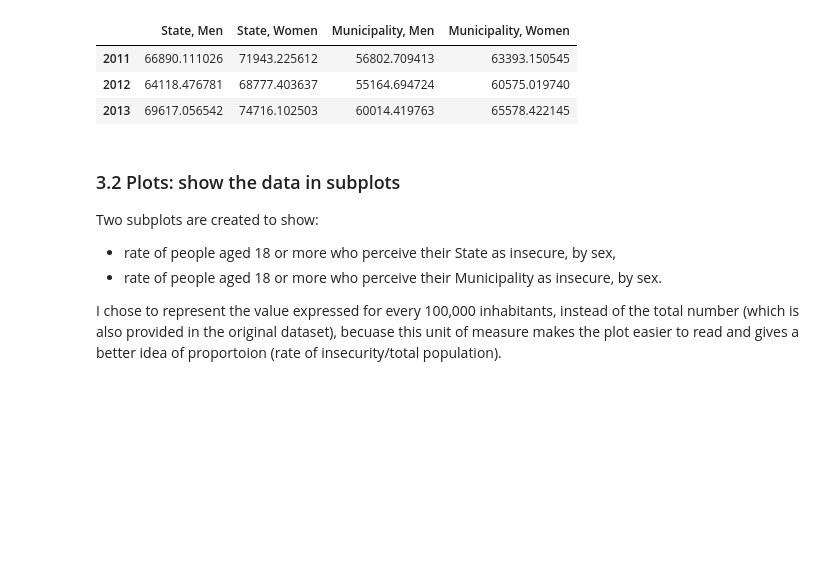
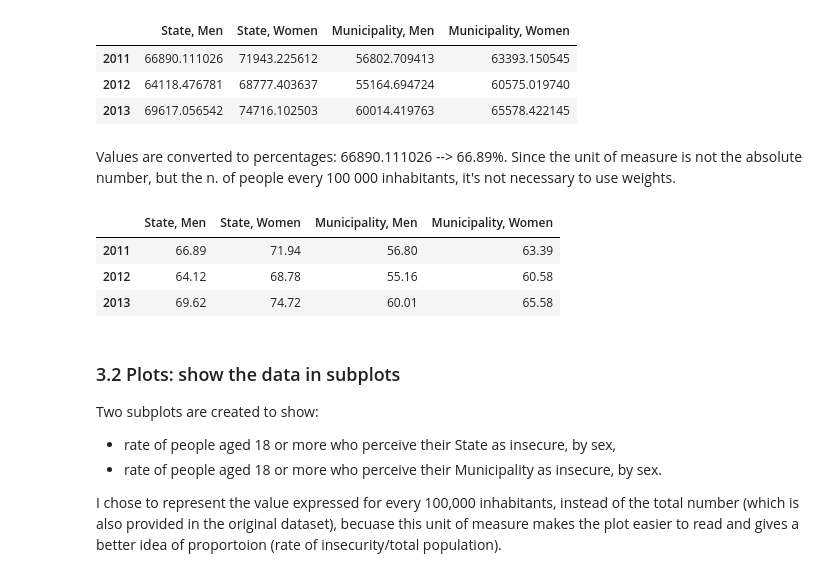
Before and after one commit to irenecelebrin/programming-for-data-analytics, a Jupyter notebook: project/project.ipynb, the cells around one changed output. Drawn from its saved outputs; the diff is of its cells as text; code cells hidden in the pictures; blank space fills up the shorter version.

```diff
--- a/project/project.ipynb
+++ b/project/project.ipynb
@@ -436,6 +436,20 @@ new_security_data.head(3)
 | 2011 | 66890.111026 | 71943.225612 | 56802.709413 | 63393.150545 |
 | 2012 | 64118.476781 | 68777.403637 | 55164.694724 | 60575.019740 |
 | 2013 | 69617.056542 | 74716.102503 | 60014.419763 | 65578.422145 |
+# %% [markdown]
+Values are converted to percentages: 66890.111026 --> 66.89%. Since the unit of measure is not the absolute number, but the n. of people every 100 000 inhabitants, it's not necessary to use weights.
+# %%
+# convert values to % and round. see: https://pandas.pydata.org/docs/reference/api/pandas.DataFrame.round.html
+for col in new_security_data:
+    new_security_data[col] = round(new_security_data[col] * 100 / 100000, 2)
+
+# preview
+new_security_data.head(3)
+# %% [output]
+|  | State, Men | State, Women | Municipality, Men | Municipality, Women |
+| 2011 | 66.89 | 71.94 | 56.80 | 63.39 |
+| 2012 | 64.12 | 68.78 | 55.16 | 60.58 |
+| 2013 | 69.62 | 74.72 | 60.01 | 65.58 |
 # %% [markdown]
 ### 3.2 Plots: show the data in subplots
 
```
Also changed, not shown: parts of 19 cells of this notebook.
